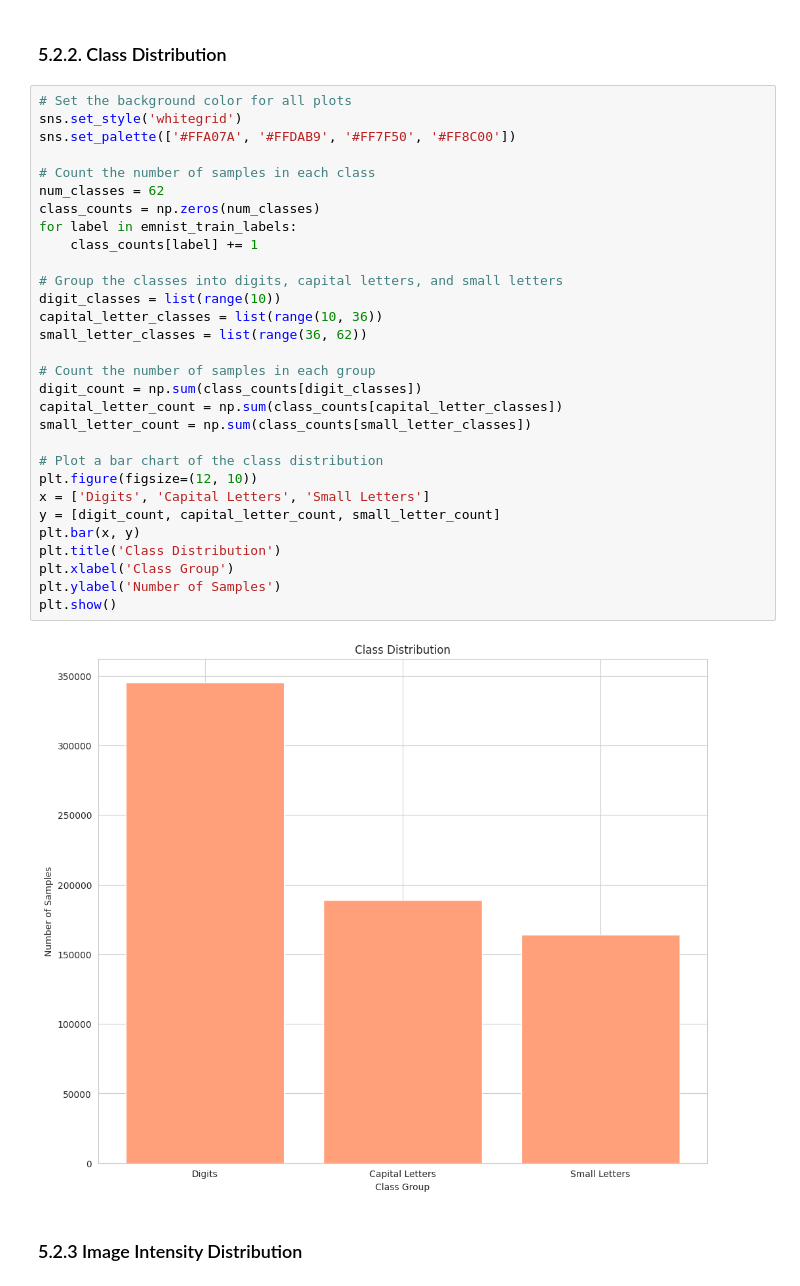
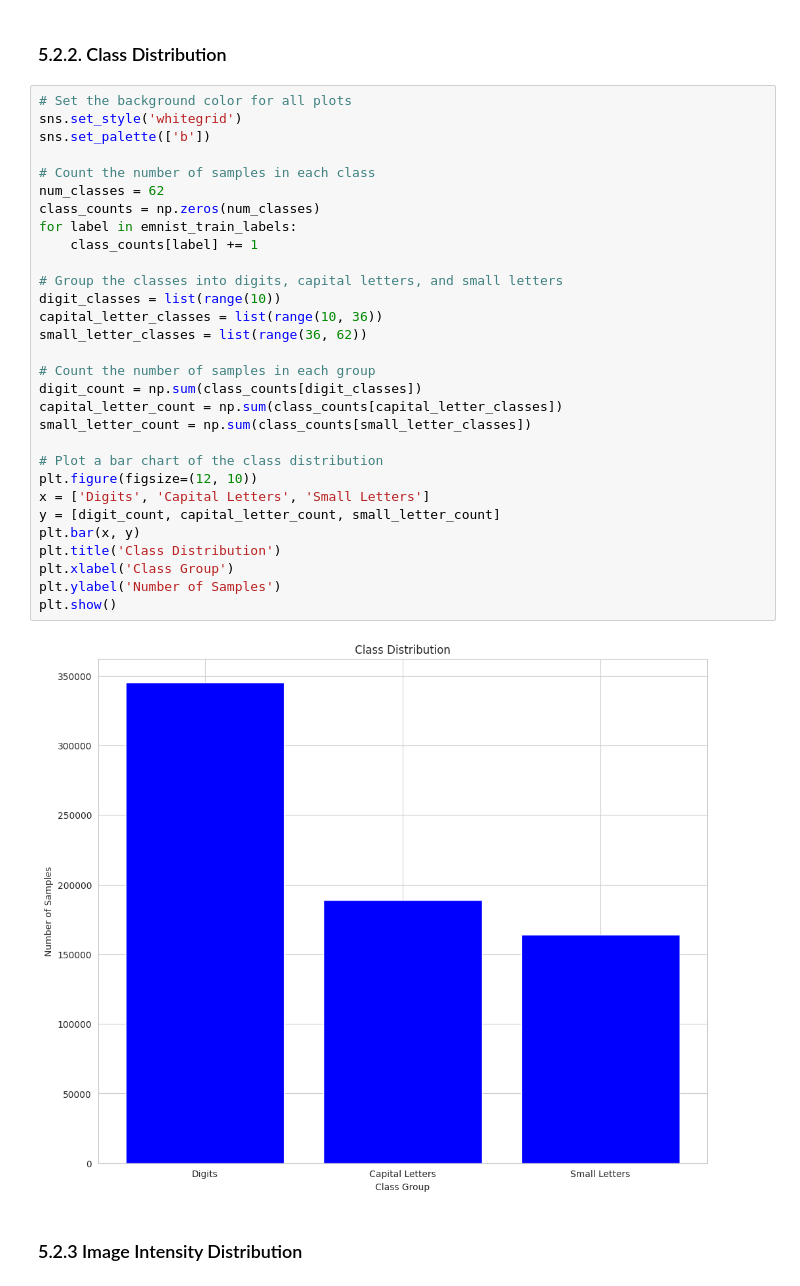
Before and after one commit to adikamunyao/dataClan, a Jupyter notebook: Patch_I.ipynb, the cells around one changed output. Cells and saved outputs as stored; diff of their text form.

```diff
--- a/Patch_I.ipynb
+++ b/Patch_I.ipynb
@@ -191,35 +196,35 @@ plt.show()
 # %%
 # Set the background color for all plots
 sns.set_style('whitegrid')
-sns.set_palette(['#FFA07A', '#FFDAB9', '#FF7F50', '#FF8C00'])
+sns.set_palette(['b'])
 
 # Count the number of samples in each class
 num_classes = 62
 class_counts = np.zeros(num_classes)
 for label in emnist_train_labels:
     class_counts[label] += 1
 
 # Group the classes into digits, capital letters, and small letters
 digit_classes = list(range(10))
 capital_letter_classes = list(range(10, 36))
 small_letter_classes = list(range(36, 62))
 
 # Count the number of samples in each group
 digit_count = np.sum(class_counts[digit_classes])
 capital_letter_count = np.sum(class_counts[capital_letter_classes])
 small_letter_count = np.sum(class_counts[small_letter_classes])
 
 # Plot a bar chart of the class distribution
 plt.figure(figsize=(12, 10))
 x = ['Digits', 'Capital Letters', 'Small Letters']
 y = [digit_count, capital_letter_count, small_letter_count]
 plt.bar(x, y)
 plt.title('Class Distribution')
 plt.xlabel('Class Group')
 plt.ylabel('Number of Samples')
 plt.show()
 # %% [output]
-[figure, old version]
+[figure, new version]
 # %% [markdown]
 <h3>5.2.3 Image Intensity Distribution
 # %%
```
Also changed, not shown: parts of 61 cells of this notebook, 1 other file.
